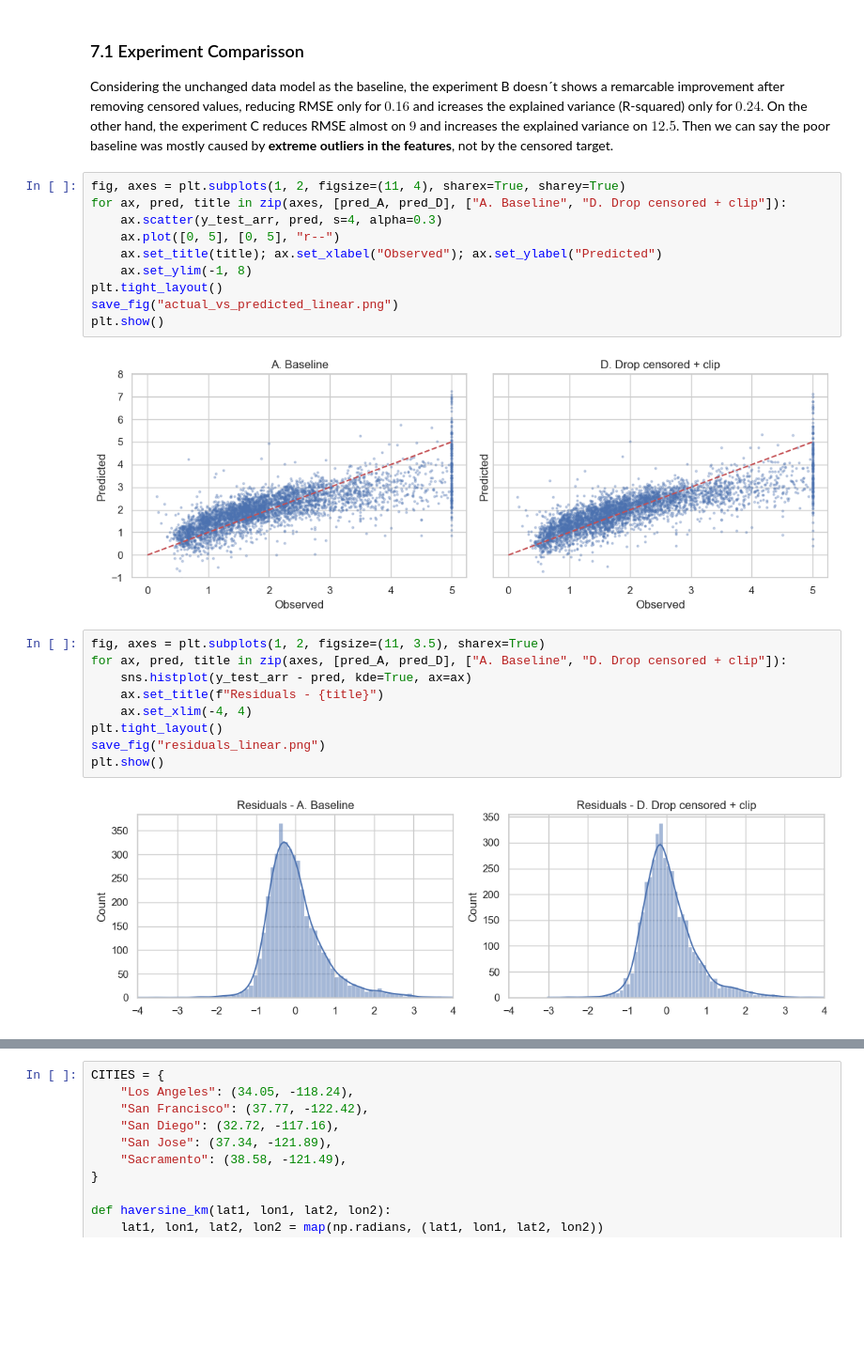
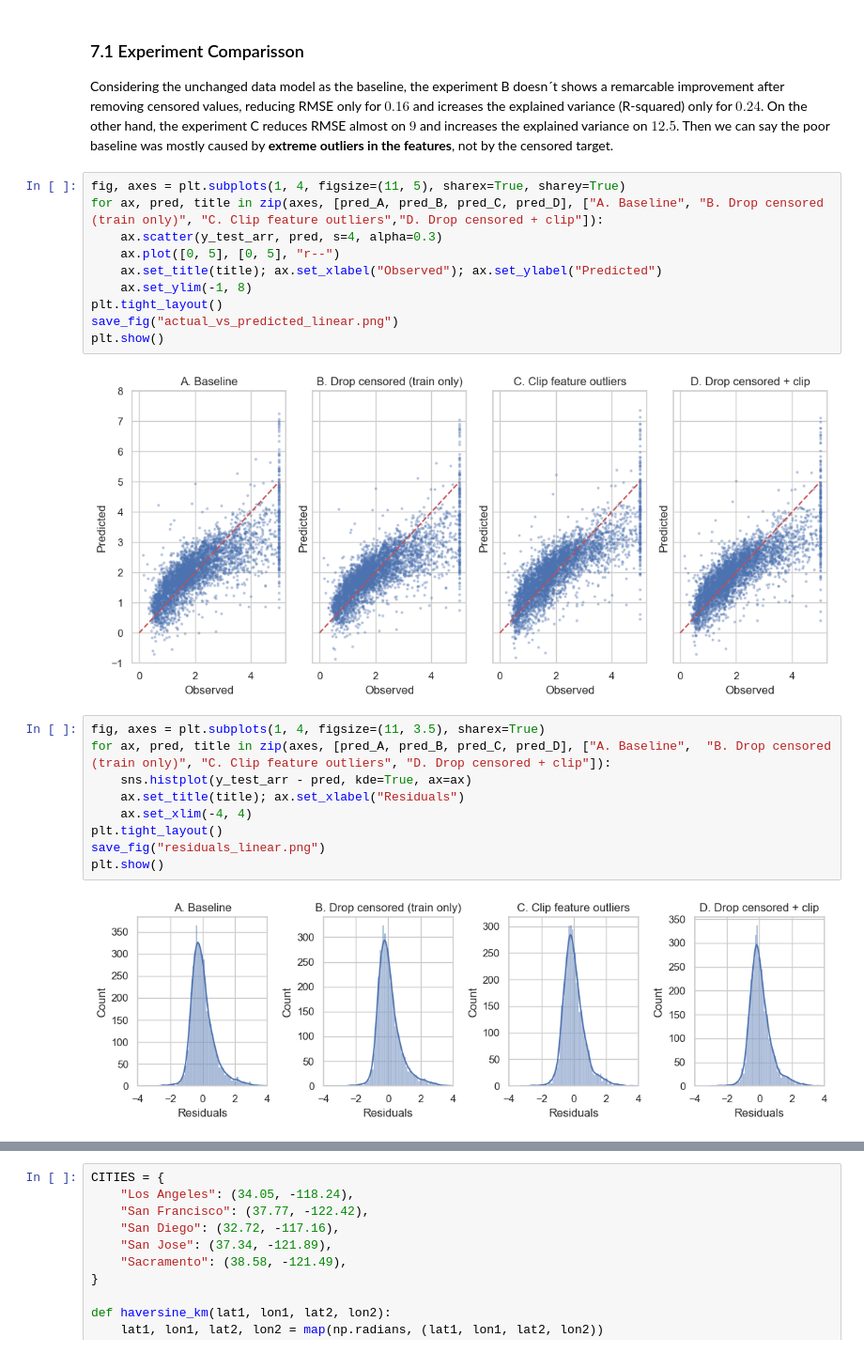
Before and after one commit to fridacarbajalordonez/py-housing-price-prediction, a Jupyter notebook: notebooks/housing_price_prediction_v2.ipynb, the cells around one changed output, grey strips where cells are left out. Shown at 94% size. Drawn from its saved outputs; the diff is of its cells as text; blank space fills up the shorter version.

```diff
--- a/notebooks/housing_price_prediction_v2.ipynb
+++ b/notebooks/housing_price_prediction_v2.ipynb
@@ -326,26 +326,26 @@ Percentage change vs baseline (%)
 
 Considering the unchanged data model as the baseline, the experiment B doesn´t shows a remarcable improvement after removing censored values, reducing RMSE only for $0.16%$ and icreases the explained variance (R-squared) only for $0.24%$. On the other hand, the experiment C reduces RMSE almost on $9%$ and increases the explained variance on $12.5%$. Then we can say the poor baseline was mostly caused by **extreme outliers in the features**, not by the censored target.
 # %%
-fig, axes = plt.subplots(1, 2, figsize=(11, 4), sharex=True, sharey=True)
-for ax, pred, title in zip(axes, [pred_A, pred_D], ["A. Baseline", "D. Drop censored + clip"]):
+fig, axes = plt.subplots(1, 4, figsize=(11, 5), sharex=True, sharey=True)
+for ax, pred, title in zip(axes, [pred_A, pred_B, pred_C, pred_D], ["A. Baseline", "B. Drop censored (train only)", "C. Clip feature outliers","D. Drop censored + clip"]):
     ax.scatter(y_test_arr, pred, s=4, alpha=0.3)
     ax.plot([0, 5], [0, 5], "r--")
     ax.set_title(title); ax.set_xlabel("Observed"); ax.set_ylabel("Predicted")
     ax.set_ylim(-1, 8)
 plt.tight_layout()
 save_fig("actual_vs_predicted_linear.png")
 plt.show()
 # %% [output]
-[figure, old version]
+[figure, new version]
 # %%
-fig, axes = plt.subplots(1, 2, figsize=(11, 3.5), sharex=True)
-for ax, pred, title in zip(axes, [pred_A, pred_D], ["A. Baseline", "D. Drop censored + clip"]):
+fig, axes = plt.subplots(1, 4, figsize=(11, 3.5), sharex=True)
+for ax, pred, title in zip(axes, [pred_A, pred_B, pred_C, pred_D], ["A. Baseline",  "B. Drop censored (train only)", "C. Clip feature outliers", "D. Drop censored + clip"]):
     sns.histplot(y_test_arr - pred, kde=True, ax=ax)
-    ax.set_title(f"Residuals - {title}")
+    ax.set_title(title); ax.set_xlabel("Residuals")
     ax.set_xlim(-4, 4)
 plt.tight_layout()
 save_fig("residuals_linear.png")
 plt.show()
 # %% [output]
-[figure, old version]
+[figure, new version]
 # %% [markdown]
```
Also changed, not shown: parts of 6 cells of this notebook, 2 other files.
